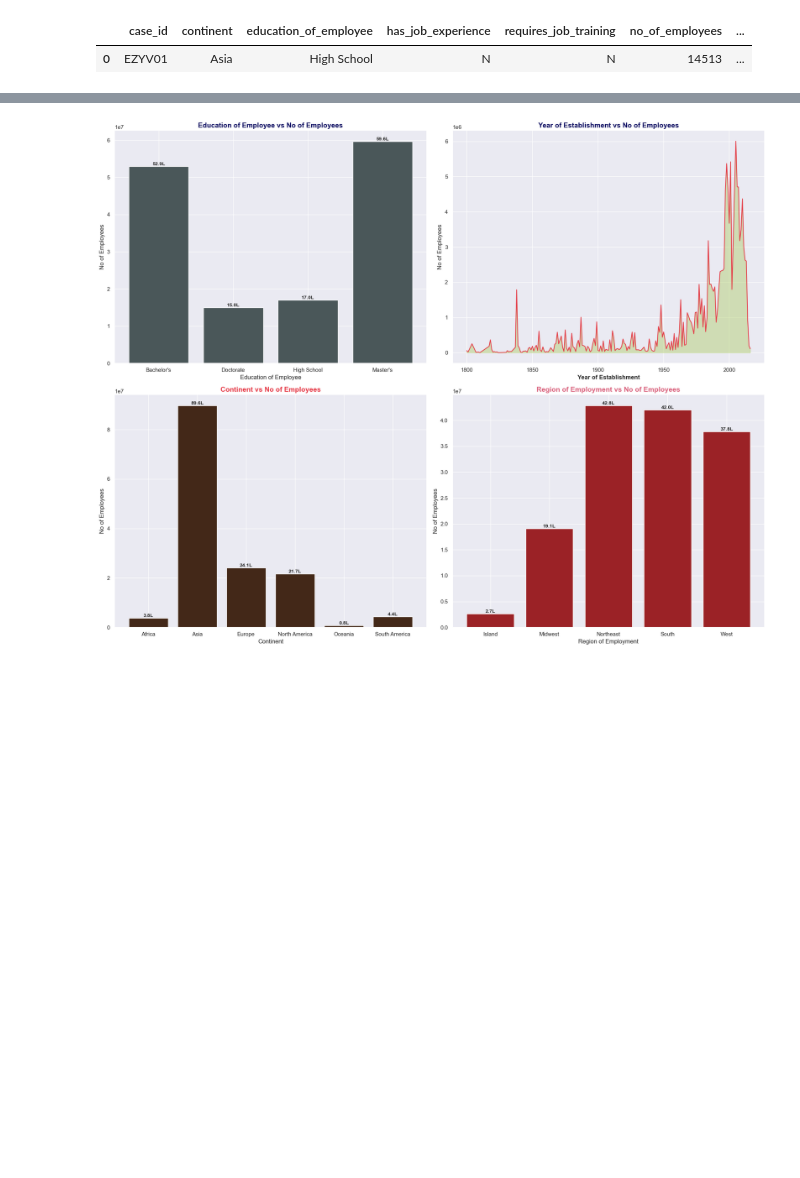
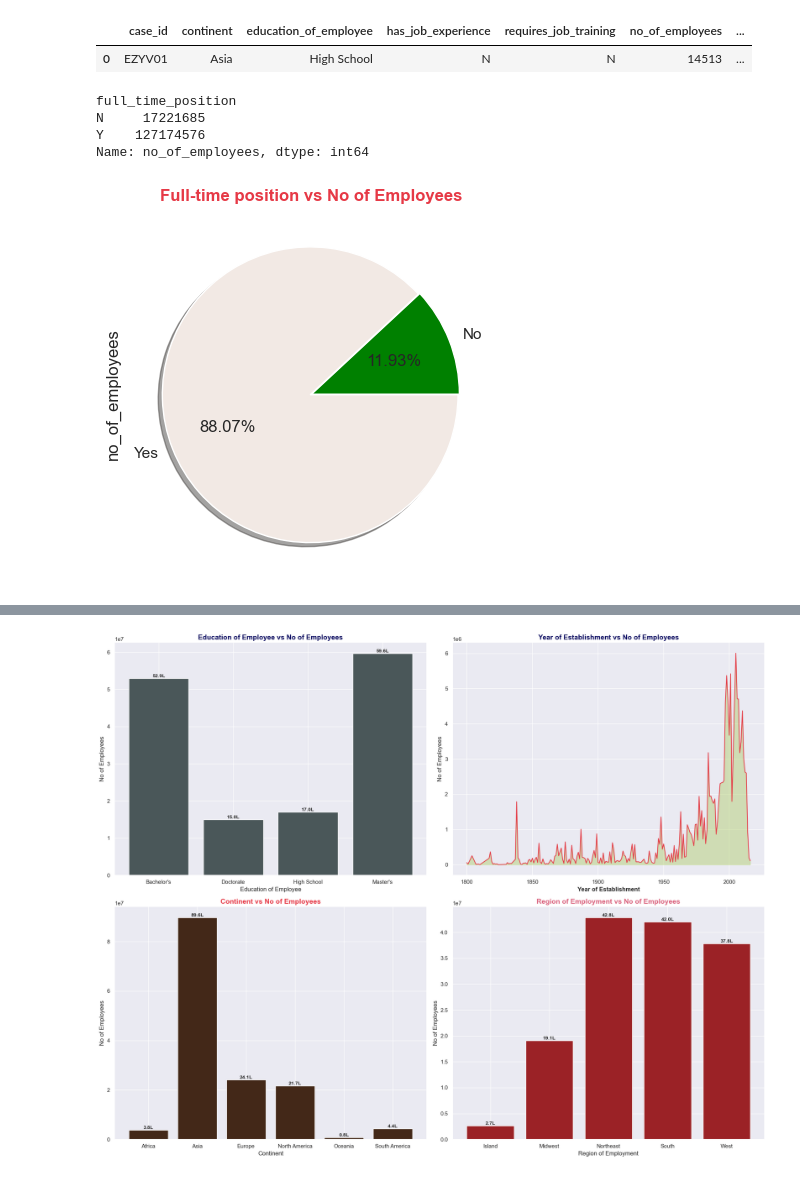
Before and after one commit to Vinodkumar-yerraballi/USA-Visa-Status-Project, a Jupyter notebook: notebook/EDA.ipynb, the cells around one changed output, grey strips where cells are left out. Saved outputs shown, nothing was run; the diff lists cells and outputs as text; code cells hidden in the pictures; blank space fills up the shorter version.

```diff
--- a/notebook/EDA.ipynb
+++ b/notebook/EDA.ipynb
@@ -57,3 +57,21 @@ data.head(1)
 # %% [output]
 |  | case_id | continent | education_of_employee | has_job_experience | requires_job_training | no_of_employees | ... |
 | 0 | EZYV01 | Asia | High School | N | N | 14513 | ... |
+# %%
+data.groupby('full_time_position')['no_of_employees'].sum()
+# %% [output]
+full_time_position
+N     17221685
+Y    127174576
+Name: no_of_employees, dtype: int64
+# %%
+data.groupby('full_time_position')['no_of_employees'].sum().plot(kind='pie',
+    labels=['No','Yes'],
+    explode=[0,0.01],
+    colors=['#008000','#f2e9e4'],
+    autopct='%1.2f%%',
+    shadow=True)
+plt.title("Full-time position vs No of Employees",fontsize=12,fontweight='bold',color='#e63946')
+plt.show()
+# %% [output]
+[figure, added]
```
Also changed, not shown: parts of 4 cells of this notebook.
